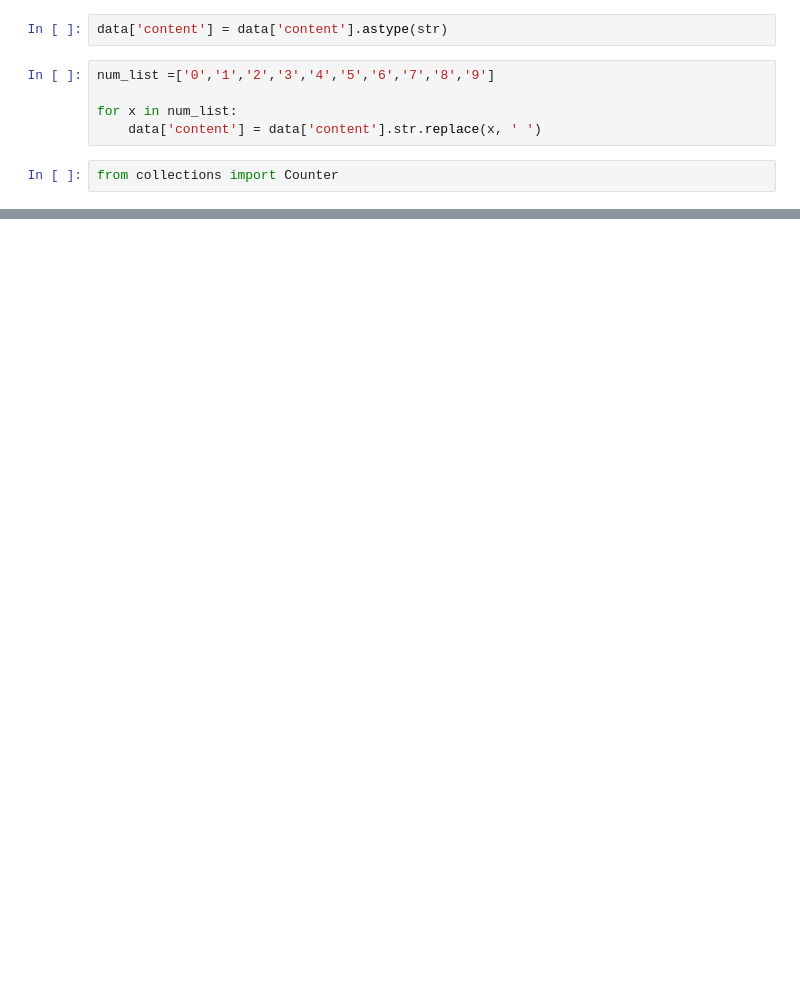
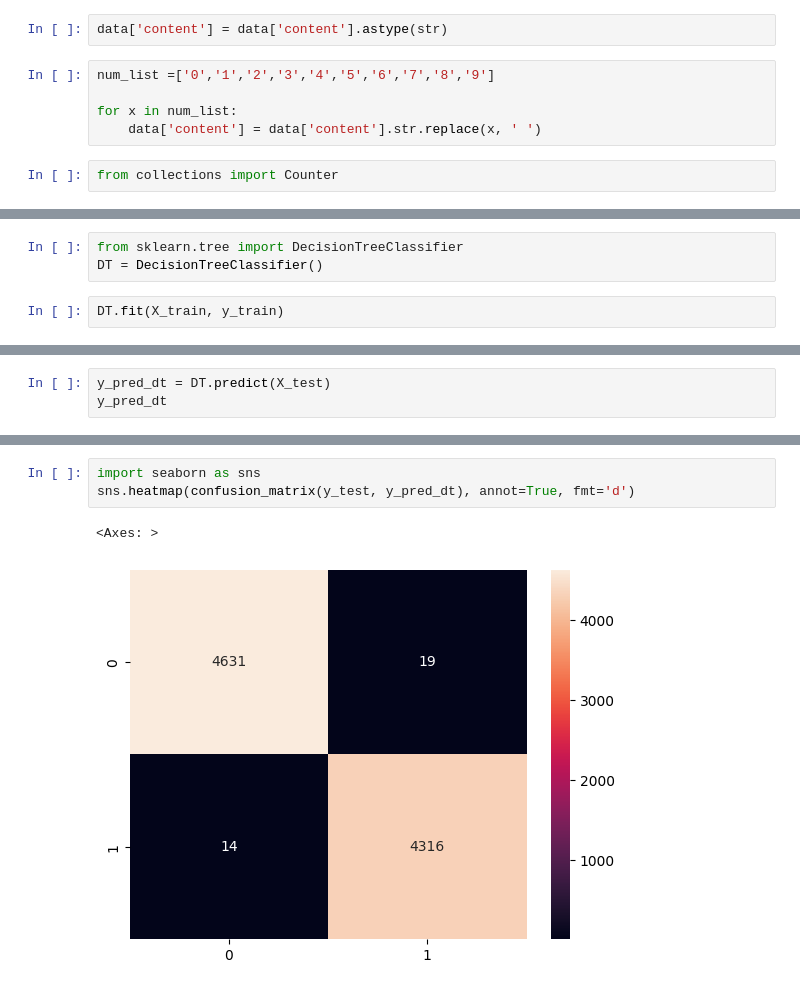
Before and after one commit to Anas-S-Muhammed/Fake_News_Detector_model, a Jupyter notebook: fake_news_model.ipynb, the cells around one changed output, grey strips where cells are left out. Saved outputs shown, nothing was run; the diff lists cells and outputs as text; blank space fills up the shorter version.

```diff
--- a/fake_news_model.ipynb
+++ b/fake_news_model.ipynb
@@ -127,0 +309,5 @@ counter_ = Counter(data['content'])
+# %%
+from sklearn.tree import DecisionTreeClassifier
+DT = DecisionTreeClassifier()
+# %%
+DT.fit(X_train, y_train)
@@ -127,0 +316,3 @@ counter_ = Counter(data['content'])
+# %%
+y_pred_dt = DT.predict(X_test)
+y_pred_dt
@@ -127,0 +353,6 @@ counter_ = Counter(data['content'])
+# %%
+import seaborn as sns
+sns.heatmap(confusion_matrix(y_test, y_pred_dt), annot=True, fmt='d')
+# %% [output]
+<Axes: >
+[figure, added]
```
Also changed, not shown: parts of 39 cells of this notebook.
